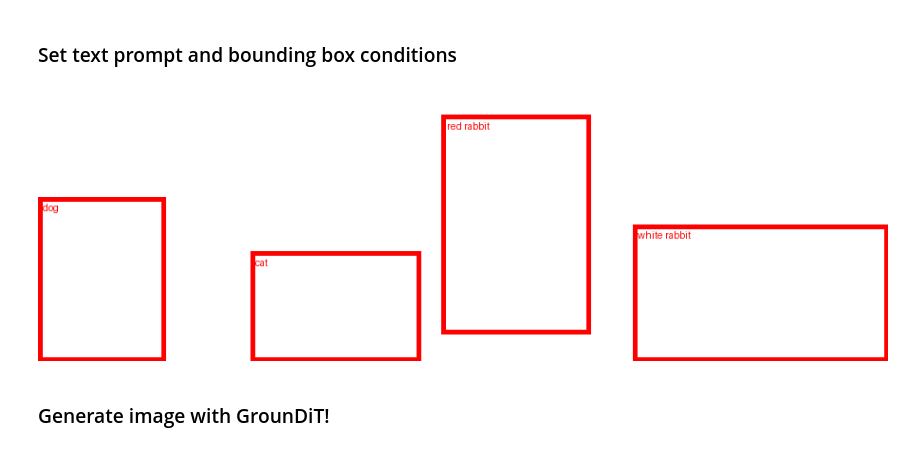
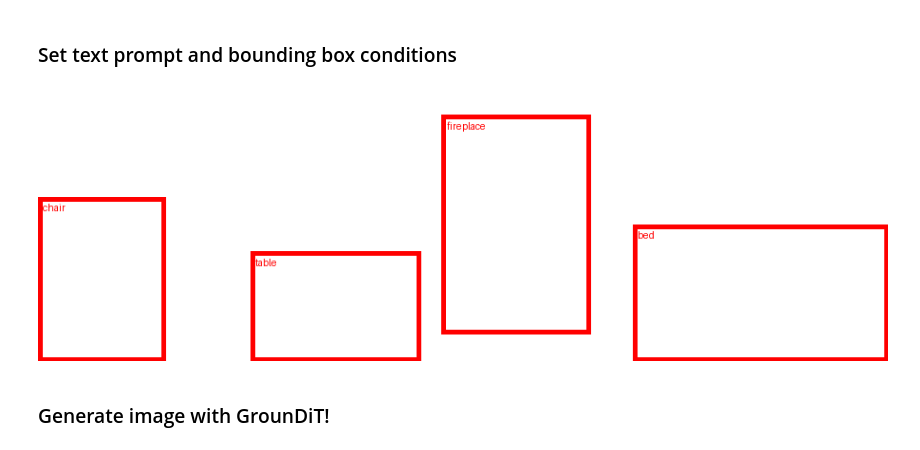
Before and after one commit to Rezaei-Parham/Artificial-Intelligence-CE417, a Jupyter notebook: groundit_demo.ipynb, the cells around one changed output. Cells and saved outputs as stored; diff of their text form; code cells hidden in the pictures.

```diff
--- a/groundit_demo.ipynb
+++ b/groundit_demo.ipynb
@@ -75,26 +75,26 @@ Some weights of the model checkpoint at PixArt-alpha/PixArt-XL-2-512x512 were no
 # %%
 # Text and bounding box conditions for GrounDiT
 # NOTE: Change the prompt and phrases to generate different images!
 data = {
-    "prompt": "a picture of a dog sitting to the left of a cat, a red rabbit, and a white rabbit",
-    "phrases": ["dog", "cat", "red rabbit", "white rabbit"],
+    "prompt": "a wide view picture of an antique living room with a chair, table, fireplace, and a bed",
+    "phrases": ["chair", "table", "fireplace", "bed"],
     "bboxes": [[[0.0, 0.4, 0.15, 1.0]], [[0.25, 0.6, 0.45, 1.0]], [[0.475, 0.1, 0.65, 0.9]], [[0.7, 0.5, 1.0, 1.0]]],
     "height": 288,
     "width": 896
 }
 
 # Set seed
 seed = 67
 
 # Visualize bounding boxes
 bbox_image = Image.new("RGB", (data["width"], data["height"]), (255, 255, 255))
 draw_box(
     bbox_image, data["bboxes"], ";".join(data["phrases"]),
     height=data["height"], width=data["width"]
 )
 bbox_image
 # %% [output]
-[figure, old version]
+[figure, new version]
 # %% [markdown]
 ### Generate image with GrounDiT!
 # %%
```
Also changed, not shown: parts of 1 cell of this notebook.
